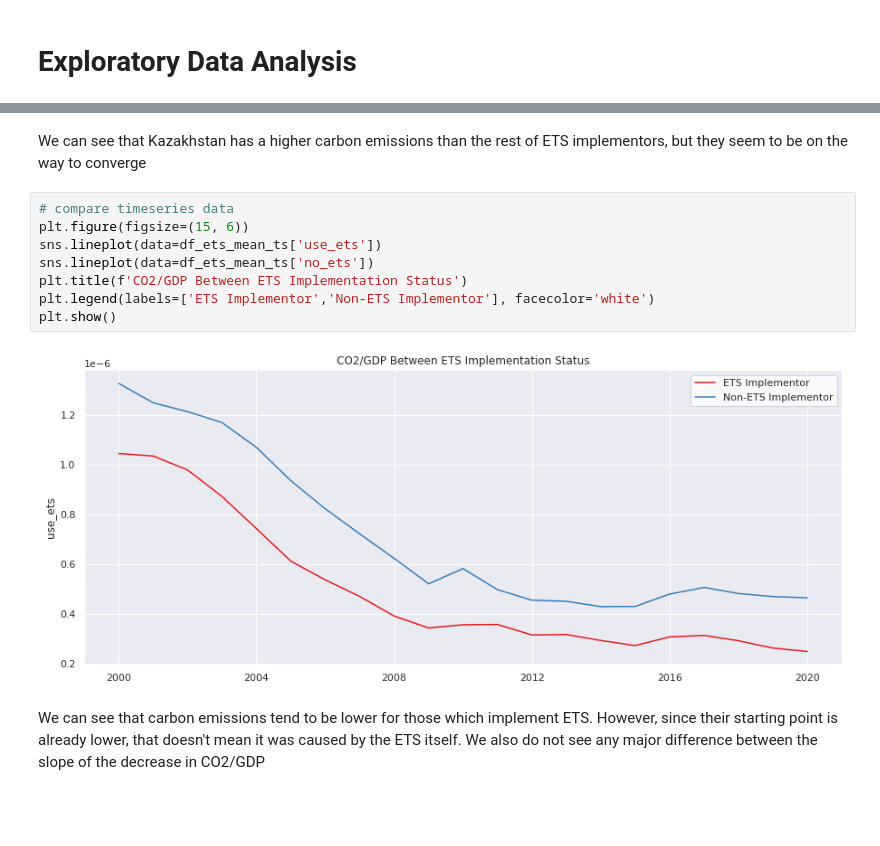
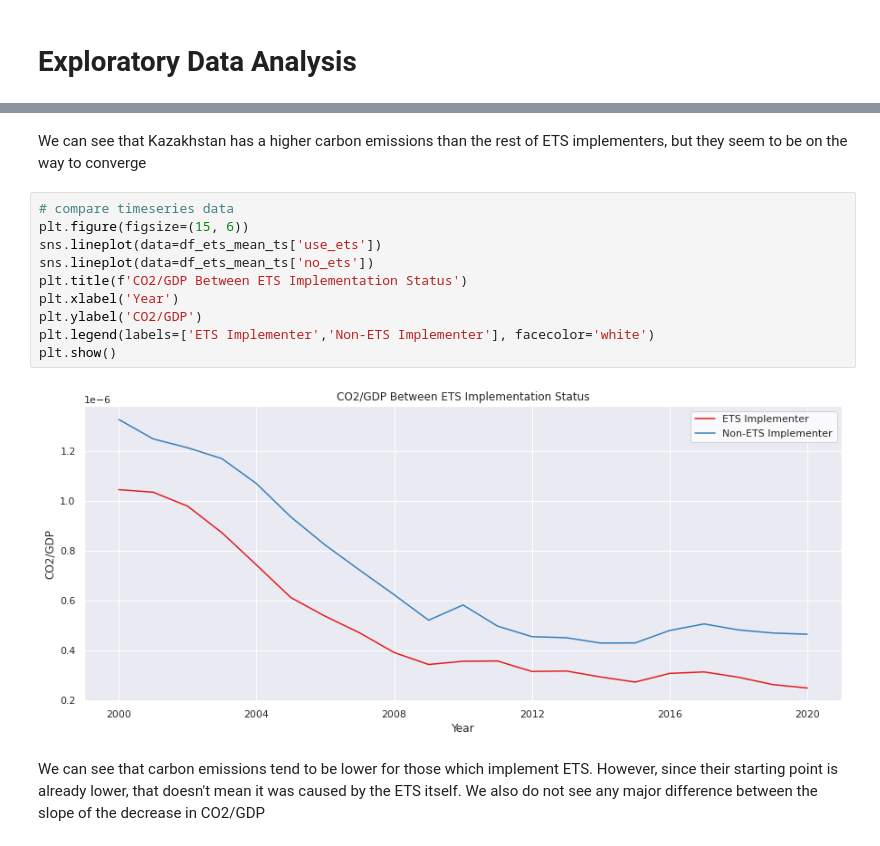
Before and after one commit to NikkiSatmaka/ets-on-carbon-emission, a Jupyter notebook: co2_gdp.ipynb, the cells around one changed output, grey strips where cells are left out. Cells and saved outputs as stored; diff of their text form; blank space fills up the shorter version.

```diff
--- a/co2_gdp.ipynb
+++ b/co2_gdp.ipynb
@@ -256,17 +257,19 @@ plt.show()
 # %% [output]
 [figure]
 # %% [markdown]
-We can see that Kazakhstan has a higher carbon emissions than the rest of ETS implementors, but they seem to be on the way to converge
+We can see that Kazakhstan has a higher carbon emissions than the rest of ETS implementers, but they seem to be on the way to converge
 # %%
 # compare timeseries data
 plt.figure(figsize=(15, 6))
 sns.lineplot(data=df_ets_mean_ts['use_ets'])
 sns.lineplot(data=df_ets_mean_ts['no_ets'])
 plt.title(f'CO2/GDP Between ETS Implementation Status')
-plt.legend(labels=['ETS Implementor','Non-ETS Implementor'], facecolor='white')
+plt.xlabel('Year')
+plt.ylabel('CO2/GDP')
+plt.legend(labels=['ETS Implementer','Non-ETS Implementer'], facecolor='white')
 plt.show()
 # %% [output]
-[figure, old version]
+[figure, new version]
 # %% [markdown]
 We can see that carbon emissions tend to be lower for those which implement ETS. However, since their starting point is already lower, that doesn't mean it was caused by the ETS itself.
 We also do not see any major difference between the slope of the decrease in CO2/GDP
```
Also changed, not shown: parts of 11 cells of this notebook.
